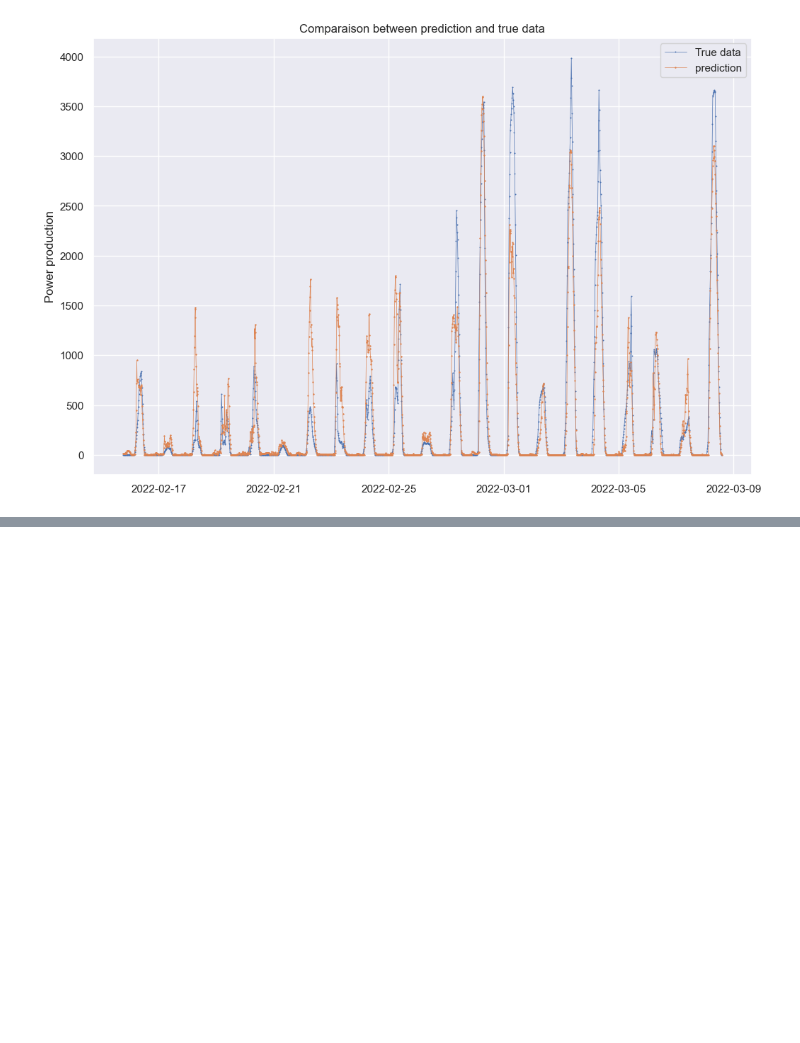
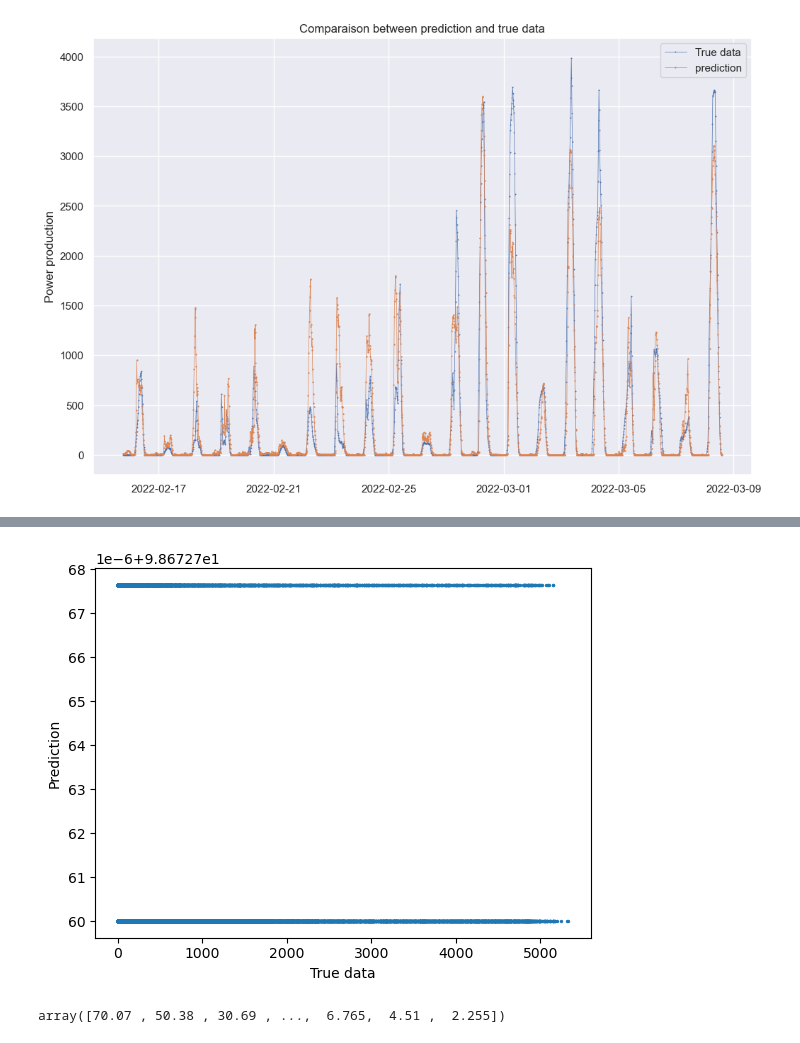
Before and after one commit to hugokerino/Energy-forecasting-NTNU, a Jupyter notebook: data/Hugo/notebook_hugo.ipynb, the cells around one changed output, grey strips where cells are left out. Saved outputs shown, nothing was run; the diff lists cells and outputs as text; code cells hidden in the pictures; blank space fills up the shorter version.

```diff
--- a/data/Hugo/notebook_hugo.ipynb
+++ b/data/Hugo/notebook_hugo.ipynb
@@ -995,0 +1214,16 @@ plt.show()
+# %%
+#Split Train, Validation, Test
+X_Train,X_Test, Y_Train, Y_Test = train_test_split(X_Train_normalized, Y_Train_sample.iloc[:,1],
+                                                    test_size=0.2,
+                                                    shuffle=False
+                                                    )
+X_Train, X_Val, Y_Train, Y_Val = train_test_split(X_Train, Y_Train,
+                                                    test_size=0.2,
+                                                    shuffle=False
+                                                    )
+
+#LSTM input
+X_Train_lstm, Y_Train_lstm = create_lstm_data(X_Train, Y_Train,n_lag)
+X_Val_lstm , Y_Val_lstm    = create_lstm_data(X_Val, Y_Val,n_lag)
+X_Test_lstm , Y_Test_lstm  = create_lstm_data(X_Test, Y_Test,n_lag)
+print(X_Train_lstm.shape, Y_Train_lstm.shape)
@@ -995,0 +1289,14 @@ plt.show()
+# %%
+#Predict
+prediction =model.predict(X_Test_lstm)
+prediction[prediction<0] = 0
+
+#Evaluate
+mae = mean_absolute_error(Y_Test_lstm, prediction)
+print(mae)
+
+plt.scatter(Y_Test_lstm, prediction, s=2)
+plt.xlabel("True data")
+plt.ylabel("Prediction")
+plt.show()
+# %% [output]
@@ -995,0 +1305,5 @@ plt.show()
+[figure, added]
+# %%
+Y_Test_lstm
+# %% [output]
+array([70.07 , 50.38 , 30.69 , ...,  6.765,  4.51 ,  2.255])
```
Also changed, not shown: parts of 22 cells of this notebook.
